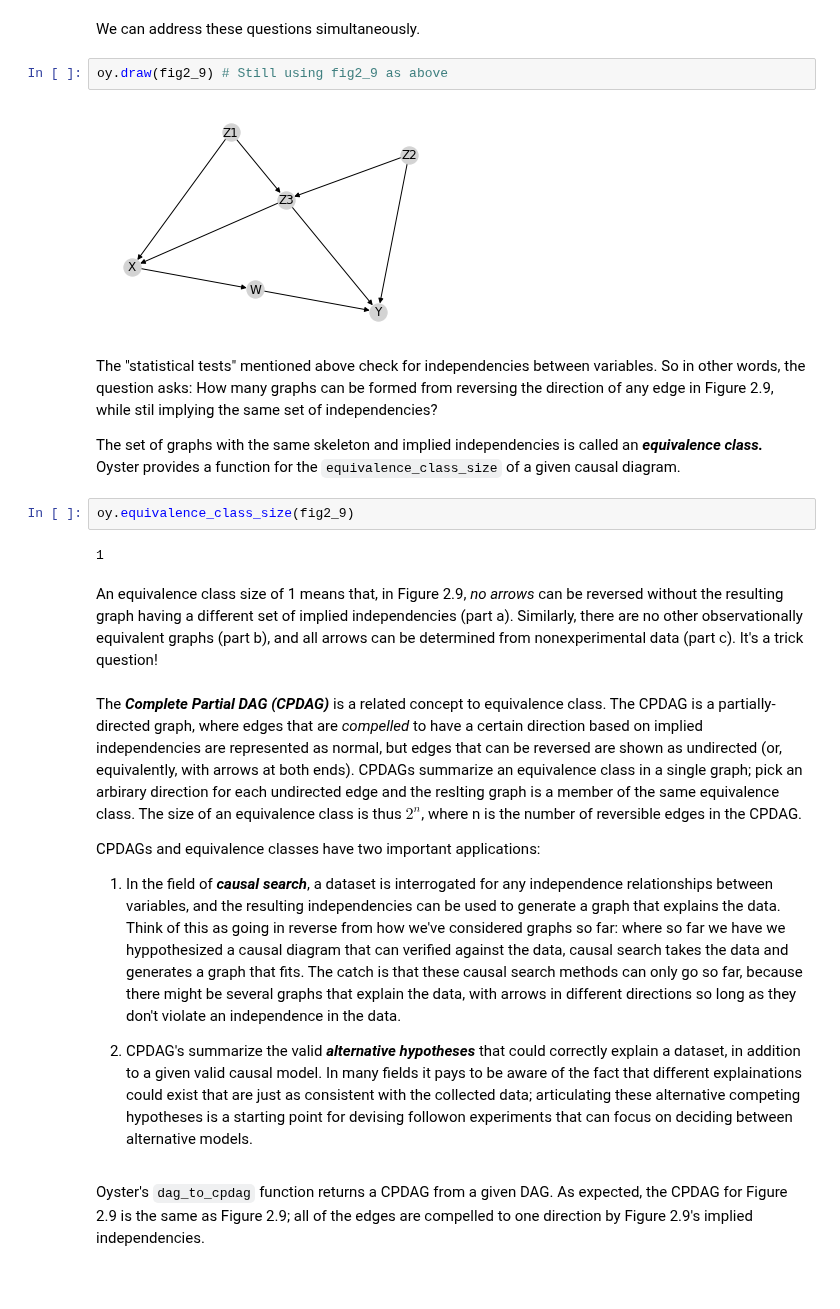
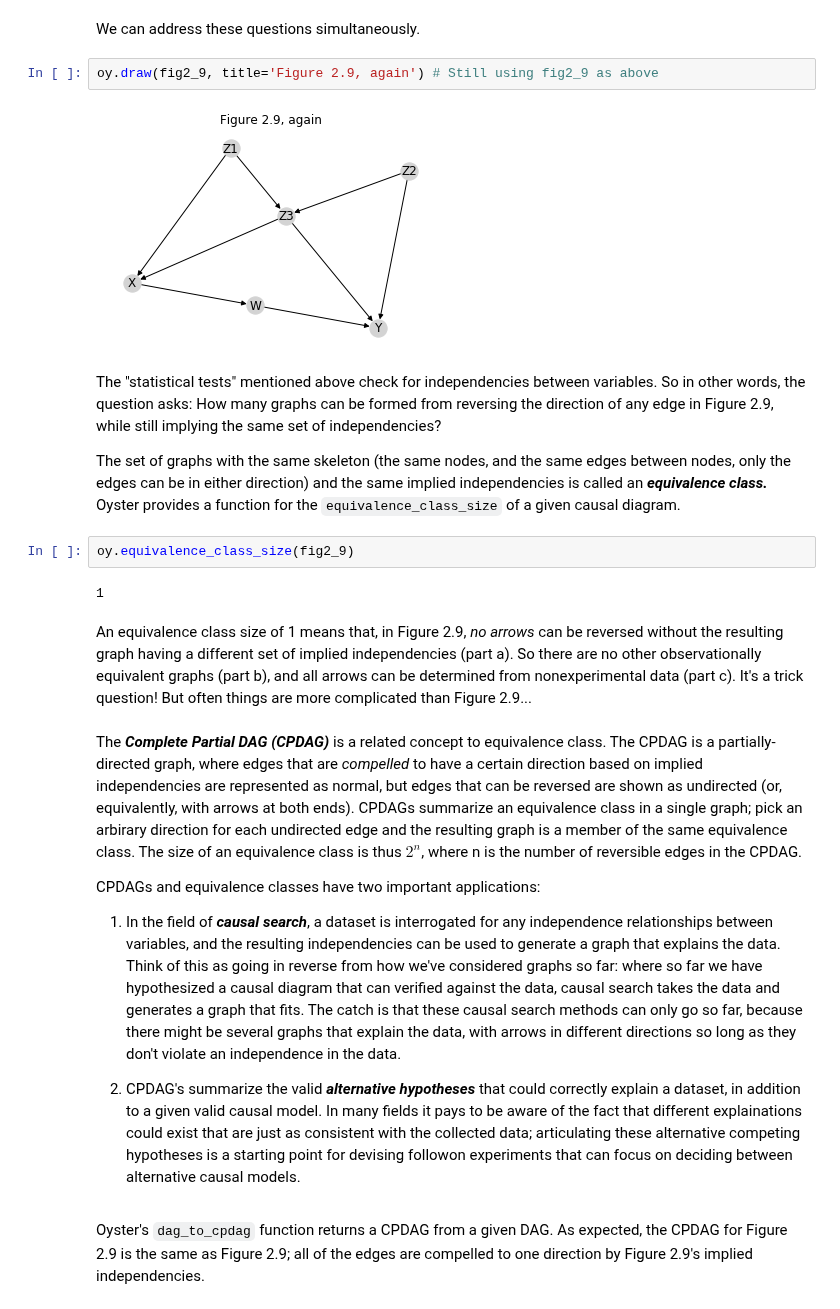
Before and after one commit to BrennanBarker/oyster, a Jupyter notebook: walkthrough/2_applications_of_causal_diagrams.ipynb, the cells around one changed output. Cells and saved outputs as stored; diff of their text form; blank space fills up the shorter version.

```diff
--- a/walkthrough/2_applications_of_causal_diagrams.ipynb
+++ b/walkthrough/2_applications_of_causal_diagrams.ipynb
@@ -298,28 +312,28 @@ To summarize the value of graphical analysis for ***variable selection***: a mod
 # %% [markdown]
 We can address these questions simultaneously.
 # %%
-oy.draw(fig2_9) # Still using fig2_9 as above
+oy.draw(fig2_9, title='Figure 2.9, again') # Still using fig2_9 as above
 # %% [output]
-[figure, old version]
+[figure, new version]
 # %% [markdown]
-The "statistical tests" mentioned above check for independencies between variables. So in other words, the question asks: How many graphs can be formed from reversing the direction of any edge in Figure 2.9, while stil implying the same set of independencies?
+The "statistical tests" mentioned above check for independencies between variables. So in other words, the question asks: How many graphs can be formed from reversing the direction of any edge in Figure 2.9, while still implying the same set of independencies?
 
 <a id="cpdag"></a>
-The set of graphs with the same skeleton and implied independencies is called an ***equivalence class.*** Oyster provides a function for the `equivalence_class_size` of a given causal diagram.
+The set of graphs with the same skeleton (the same nodes, and the same edges between nodes, only the edges can be in either direction) and the same implied independencies is called an ***equivalence class.*** Oyster provides a function for the `equivalence_class_size` of a given causal diagram.
 # %%
 oy.equivalence_class_size(fig2_9)
 # %% [output]
 1
 # %% [markdown]
-An equivalence class size of 1 means that, in Figure 2.9, *no arrows* can be reversed without the resulting graph having a different set of implied independencies (part a).  Similarly, there are no other observationally equivalent graphs (part b), and all arrows can be determined from nonexperimental data (part c).  It's a trick question!
+An equivalence class size of 1 means that, in Figure 2.9, *no arrows* can be reversed without the resulting graph having a different set of implied independencies (part a).  So there are no other observationally equivalent graphs (part b), and all arrows can be determined from nonexperimental data (part c).  It's a trick question!  But often things are more complicated than Figure 2.9...
 # %% [markdown]
-The ***Complete Partial DAG (CPDAG)*** is a related concept to equivalence class.  The CPDAG is a partially-directed graph, where edges that are *compelled* to have a certain direction based on implied independencies are represented as normal, but edges that can be reversed are shown as undirected (or, equivalently, with arrows at both ends).  CPDAGs summarize an equivalence class in a single graph; pick an arbirary direction for each undirected edge and the reslting graph is a member of the same equivalence class.  The size of an equivalence class is thus $2^{n}$, where n is the number of reversible edges in the CPDAG.
+The ***Complete Partial DAG (CPDAG)*** is a related concept to equivalence class.  The CPDAG is a partially-directed graph, where edges that are *compelled* to have a certain direction based on implied independencies are represented as normal, but edges that can be reversed are shown as undirected (or, equivalently, with arrows at both ends).  CPDAGs summarize an equivalence class in a single graph; pick an arbirary direction for each undirected edge and the resulting graph is a member of the same equivalence class.  The size of an equivalence class is thus $2^{n}$, where n is the number of reversible edges in the CPDAG.
 
 CPDAGs and equivalence classes have two important applications:
 
-1. In the field of ***causal search***, a dataset is interrogated for any independence relationships between variables, and the resulting independencies can be used to generate a graph that explains the data.  Think of this as going in reverse from how we've considered graphs so far: where so far we have we hyppothesized a causal diagram that can verified against the data, causal search takes the data and generates a graph that fits.  The catch is that these causal search methods can only go so far, because there might be several graphs that explain the data, with arrows in different directions so long as they don't violate an independence in the data.
+1. In the field of ***causal search***, a dataset is interrogated for any independence relationships between variables, and the resulting independencies can be used to generate a graph that explains the data.  Think of this as going in reverse from how we've considered graphs so far: where so far we have hypothesized a causal diagram that can verified against the data, causal search takes the data and generates a graph that fits.  The catch is that these causal search methods can only go so far, because there might be several graphs that explain the data, with arrows in different directions so long as they don't violate an independence in the data.
 
-1. CPDAG's summarize the valid ***alternative hypotheses*** that could correctly explain a dataset, in addition to a given valid causal model.  In many fields it pays to be aware of the fact that different explainations could exist that are just as consistent with the collected data; articulating these alternative competing hypotheses is a starting point for devising followon experiments that can focus on deciding between alternative models.
+1. CPDAG's summarize the valid ***alternative hypotheses*** that could correctly explain a dataset, in addition to a given valid causal model.  In many fields it pays to be aware of the fact that different explainations could exist that are just as consistent with the collected data; articulating these alternative competing hypotheses is a starting point for devising followon experiments that can focus on deciding between alternative causal models.
 # %% [markdown]
 Oyster's `dag_to_cpdag` function returns a CPDAG from a given DAG.  As expected, the CPDAG for Figure 2.9 is the same as Figure 2.9; all of the edges are compelled to one direction by Figure 2.9's implied independencies.
 # %%
```
Also changed, not shown: parts of 32 cells of this notebook, 1 other file.
